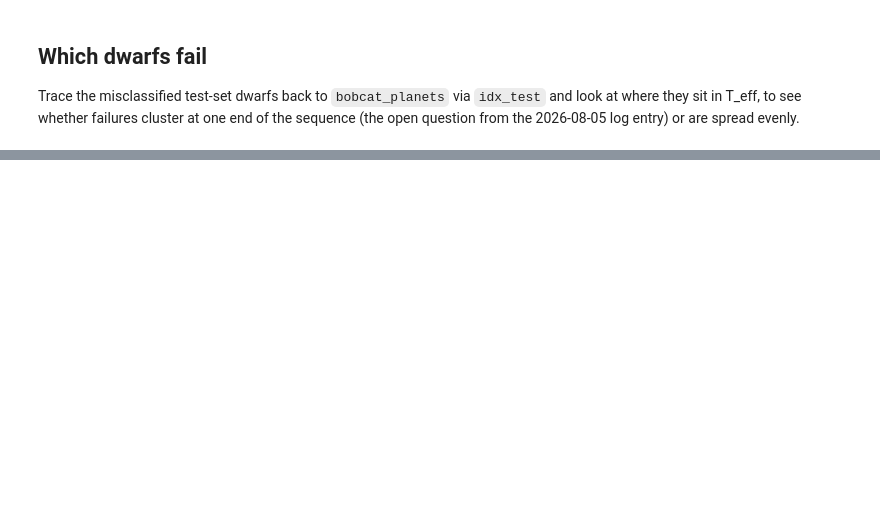
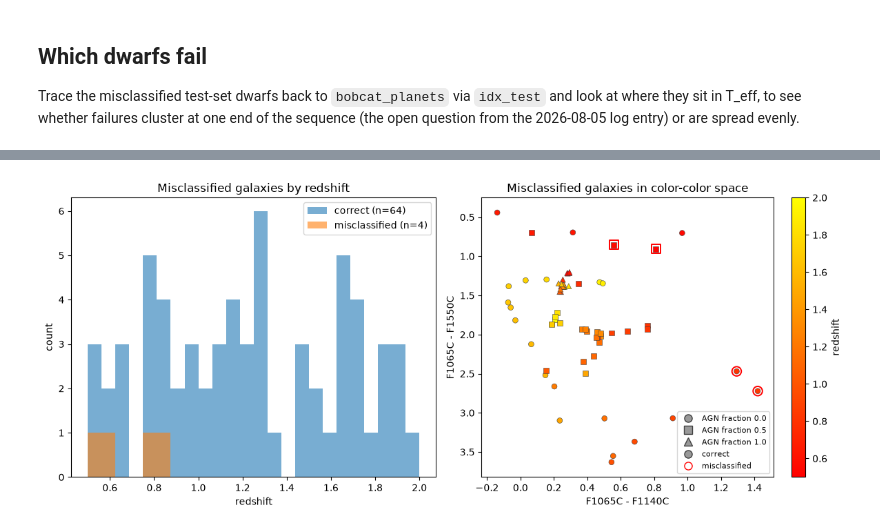
Before and after one commit to mitchell-foote/dwarfhunt, a Jupyter notebook: michelson-repro/michelson-gmm-exploration.ipynb, the cells around one changed output, grey strips where cells are left out. Drawn from its saved outputs; the diff is of its cells as text; code cells hidden in the pictures; blank space fills up the shorter version.

```diff
--- a/michelson-repro/michelson-gmm-exploration.ipynb
+++ b/michelson-repro/michelson-gmm-exploration.ipynb
@@ -195,0 +249,78 @@ print(f"{len(wrong_idx)} / {dwarf_mask.sum()} test-set dwarfs misclassified as g
+# %%
+from matplotlib.lines import Line2D
+from matplotlib.colors import Normalize
+
+galaxy_offset = len(d_color_1)
+all_g_redshift = np.concatenate((AGN_00_data["redshift"], AGN_05_data["redshift"], AGN_10_data["redshift"]))
+all_g_agn_frac = np.concatenate((
+    np.full(len(g_00_color_1), 0.0),
+    np.full(len(g_05_color_1), 0.5),
+    np.full(len(g_10_color_1), 1.0),
+))
+
+galaxy_mask = Y_test == 1
+galaxy_local_idx = idx_test[galaxy_mask] - galaxy_offset
+z_test = all_g_redshift[galaxy_local_idx]
+agn_frac_test = all_g_agn_frac[galaxy_local_idx]
+wrong_mask = pred_best[galaxy_mask] != 1
+
+correct_idx_g = idx_test[galaxy_mask & (pred_best == 1)]
+wrong_idx_g = idx_test[galaxy_mask & (pred_best != 1)]
+
+z_correct = all_g_redshift[correct_idx_g - galaxy_offset]
+z_wrong = all_g_redshift[wrong_idx_g - galaxy_offset]
+
+fig, axes = plt.subplots(1, 2, figsize=(12, 5))
+
+bins = np.linspace(all_g_redshift.min(), all_g_redshift.max(), 25)
+axes[0].hist(z_correct, bins=bins, alpha=0.6, label=f"correct (n={len(z_correct)})")
+axes[0].hist(z_wrong, bins=bins, alpha=0.6, label=f"misclassified (n={len(z_wrong)})")
+axes[0].set_xlabel("redshift")
+axes[0].set_ylabel("count")
+axes[0].legend()
+axes[0].set_title("Misclassified galaxies by redshift")
+
+# AGN fraction is categorical (0.0/0.5/1.0), so it gets its own visual channel
+# (marker shape) rather than fighting redshift for the color scale. All three
+# shapes share one Normalize so the colorbar means the same thing for each.
+agn_markers = {0.0: "o", 0.5: "s", 1.0: "^"}
+norm = Normalize(vmin=all_g_redshift.min(), vmax=all_g_redshift.max())
+x_test_g = X_test[galaxy_mask, 0]
+y_test_g = X_test[galaxy_mask, 1]
+
+for frac, marker in agn_markers.items():
+    frac_mask = agn_frac_test == frac
+    z_handle = axes[1].scatter(
+        x_test_g[frac_mask], y_test_g[frac_mask], c=z_test[frac_mask],
+        cmap=ccp.GALAXY_CMAP, norm=norm, marker=marker, s=32,
+        edgecolors="0.25", linewidths=0.4, zorder=3)
+    axes[1].scatter(
+        x_test_g[frac_mask & wrong_mask], y_test_g[frac_mask & wrong_mask],
+        facecolors="none", edgecolors="red", marker=marker, s=95,
+        linewidths=1.4, zorder=4)
+
+ccp.style_panel(axes[1], names[0], names[1])
+shape_handles = [Line2D([], [], marker=marker, linestyle="none", markerfacecolor="0.6",
+                        markeredgecolor="0.25", markersize=8, label=f"AGN fraction {frac}")
+                 for frac, marker in agn_markers.items()]
+status_handles = [
+    Line2D([], [], marker="o", linestyle="none", markerfacecolor="0.6",
+           markeredgecolor="0.25", markersize=8, label="correct"),
+    Line2D([], [], marker="o", linestyle="none", markerfacecolor="none",
+           markeredgecolor="red", markersize=8, label="misclassified"),
+]
+axes[1].legend(handles=shape_handles + status_handles, fontsize=8, loc="best")
+axes[1].set_title("Misclassified galaxies in color-color space")
+fig.colorbar(z_handle, ax=axes[1], label="redshift")
+
+plt.tight_layout()
+plt.show()
+
+print(f"{len(wrong_idx_g)} / {galaxy_mask.sum()} test-set galaxies misclassified as brown dwarf")
+
+for frac in (0.0, 0.5, 1.0):
+    n_total = np.sum(agn_frac_test == frac)
+    n_wrong = np.sum(agn_frac_test[wrong_mask] == frac)
+    print(f"AGN fraction {frac}: {n_wrong} / {n_total} misclassified")
+# %% [output]
+[figure, added]
```
Also changed, not shown: parts of 10 cells of this notebook, 1 other file.
